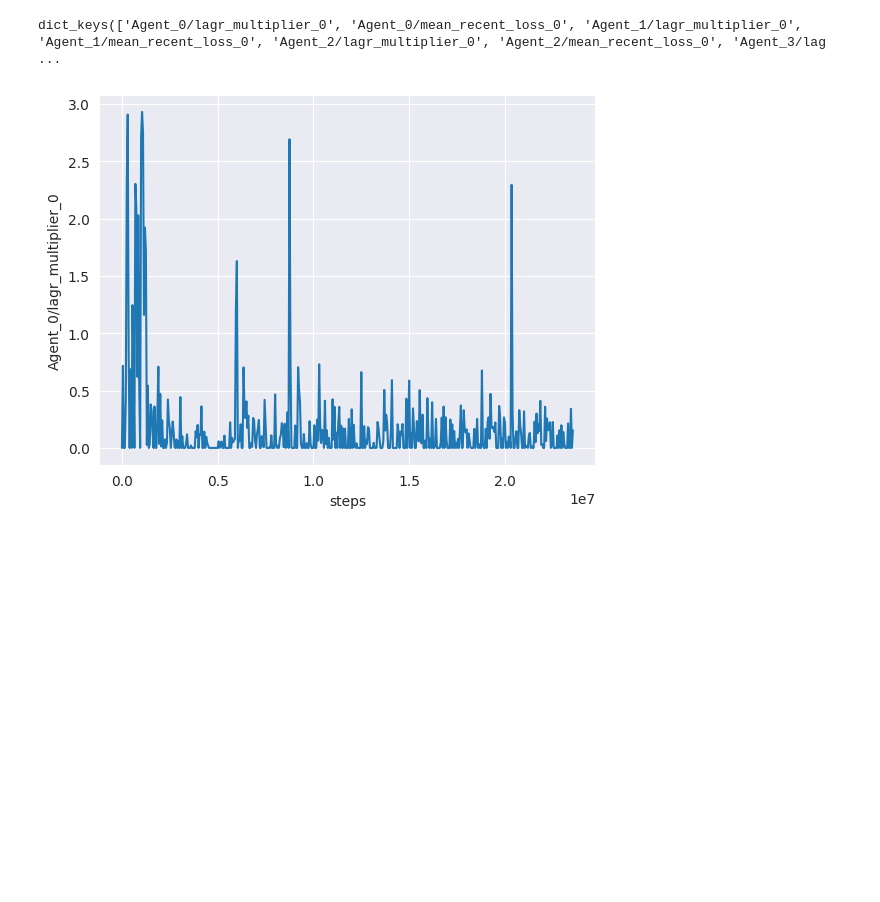
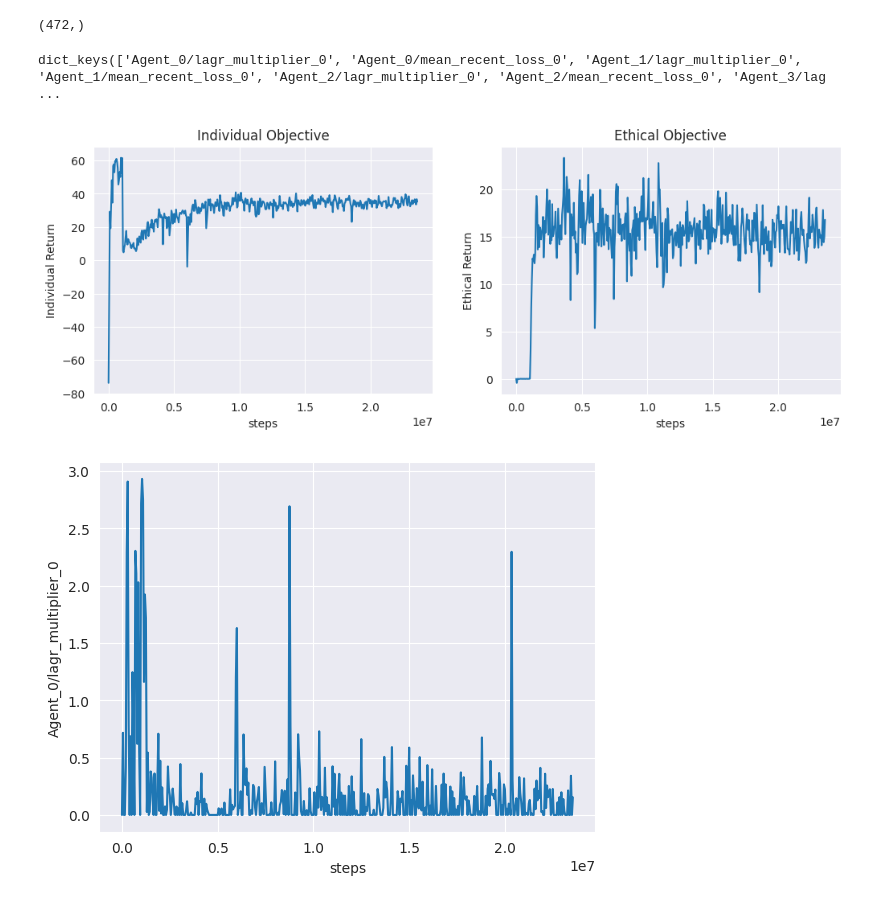
Before and after one commit to maymac00/EPyMARL_EGG, a Jupyter notebook: see_policies.py.ipynb, the cells around one changed output. Cells and saved outputs as stored; diff of their text form; code cells hidden in the pictures; blank space fills up the shorter version.

```diff
--- a/see_policies.py.ipynb
+++ b/see_policies.py.ipynb
@@ -112,21 +112,33 @@ def plot_ethical_objective_per_agent(metrics, title="Ethical Objective per agent
         plt.legend()
         ag += 1
 
-def plot_combined_objectives_per_agent(metrics, we, title="Combined Objectives"):
+def plot_combined_objectives(metrics, title="Combined Objectives"):
     steps = metrics["agent_0_objective_0_return_mean"]["steps"]
+    ind_values = []
+    eth_values = []
     ag = 0
     while True:
         try:
-            values = np.array(metrics[f"agent_{ag}_objective_0_return_mean"]["values"]) + we*np.array(metrics[f"agent_{ag}_objective_1_return_mean"]["values"])
+            ind_values.append(np.array(metrics[f"agent_{ag}_objective_1_return_mean"]["values"]))
+            eth_values.append(np.array(metrics[f"agent_{ag}_objective_0_return_mean"]["values"]))
         except:
             break
-        plt.plot(steps, values, label=f"Agent {ag}")
-        ag += 1
-    plt.xlabel("steps")
-    plt.ylabel("Combined Return")
-    plt.title(title)
-    plt.legend()
-    plt.show()
+
+    ind_values = np.array(ind_values).mean(axis=0)
+    eth_values = np.array(eth_values).mean(axis=0)
+    print(eth_values.shape)
+    # Plot the two objectives in subplots side by side
+    fig, axs = plt.subplots(1, 2, figsize=(12, 4))
+    axs[0].plot(steps, ind_values, label="Individual")
+    axs[0].set_title("Individual Objective")
+    axs[0].set_xlabel("steps")
+    axs[0].set_ylabel("Individual Return")
+
+    axs[1].plot(steps, eth_values, label="Ethical")
+    axs[1].set_title("Ethical Objective")
+    axs[1].set_xlabel("steps")
+    axs[1].set_ylabel("Ethical Return")
+
 
 
 def plot_grad_norm(metrics, tittle="Grad norm"):
@@ -138,10 +150,12 @@ def plot_grad_norm(metrics, tittle="Grad norm"):
     plt.title(tittle)
 # %%
 metrics = get_metrics("beegfs/EPyMARL/sacred/lippo_egg/MultiAgentEthicalGathering-large-mo-v1/4")
-#plot_mean_return(metrics)
+plot_combined_objectives(metrics)
 metrics.keys()
 # %% [output]
-dict_keys(['Agent_0/lagr_multiplier_0', 'Agent_0/mean_recent_loss_0', 'Agent_1/lagr_multiplier_0', 'Agent_1/mean_recent_loss_0', 'Agent_2/lagr_multiplier_0', 'Agent_2/mean_recent_loss_0', 'Agent_3/lag ...
+(472,)
+dict_keys(['Agent_0/lagr_multiplier_0', 'Agent_0/mean_recent_loss_0', 'Agent_1/lagr_multiplier_0', 'Agent_1/mean_recent_loss_0', 'Agent_2/lagr_multiplier_0', 'Agent_2/mean_recent_loss_0', 'Agent_3/lag ...
+[figure, added]
 # %%
 plot_metric("Agent_0/lagr_multiplier_0",metrics)
 # %% [output]
```
